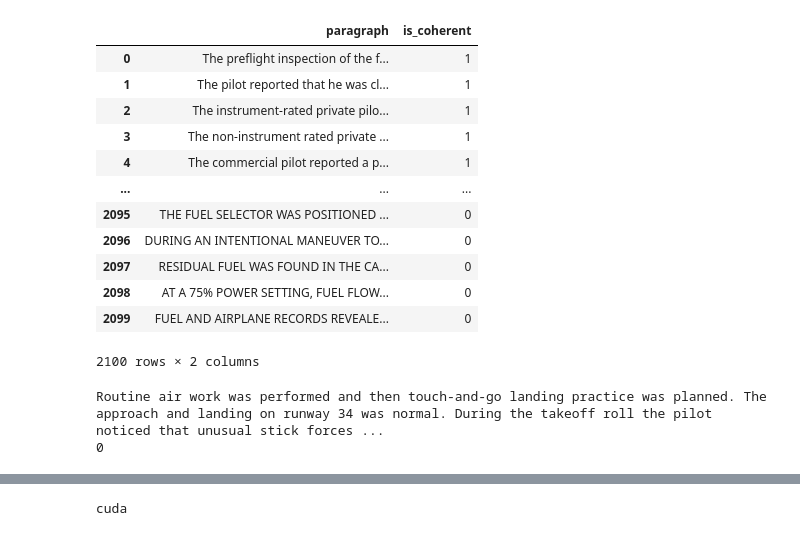
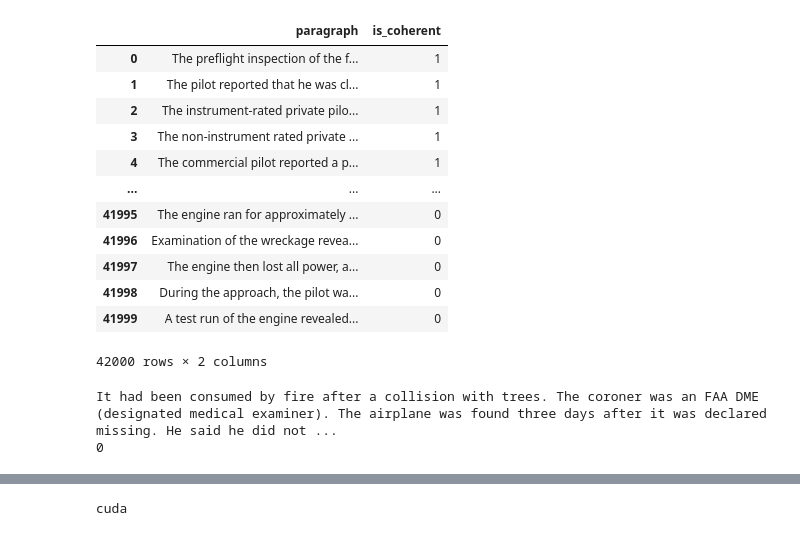
Before and after one commit to RaefM/eecs487, a Jupyter notebook: trainCoherenceModel.ipynb, the cells around one changed output, grey strips where cells are left out. Saved outputs shown, nothing was run; the diff lists cells and outputs as text; code cells hidden in the pictures.

```diff
--- a/trainCoherenceModel.ipynb
+++ b/trainCoherenceModel.ipynb
@@ -13,20 +10,20 @@ The autoreload extension is already loaded. To reload it, use:
 # %%
-paragraph_df = pd.read_csv('aviationPerms.csv')
+paragraph_df = pd.read_csv('moreAviationPerms.csv')
 paragraph_df
 # %% [output]
 |  | paragraph | is_coherent |
 | 0 | The preflight inspection of the f... | 1 |
 | 1 | The pilot reported that he was cl... | 1 |
 | 2 | The instrument-rated private pilo... | 1 |
 | 3 | The non-instrument rated private ... | 1 |
 | 4 | The commercial pilot reported a p... | 1 |
 | ... | ... | ... |
-| 2095 | THE FUEL SELECTOR WAS POSITIONED ... | 0 |
-| 2096 | DURING AN INTENTIONAL MANEUVER TO... | 0 |
-| 2097 | RESIDUAL FUEL WAS FOUND IN THE CA... | 0 |
-| 2098 | AT A 75% POWER SETTING, FUEL FLOW... | 0 |
-| 2099 | FUEL AND AIRPLANE RECORDS REVEALE... | 0 |
+| 41995 | The engine ran for approximately ... | 0 |
+| 41996 | Examination of the wreckage revea... | 0 |
+| 41997 | The engine then lost all power, a... | 0 |
+| 41998 | During the approach, the pilot wa... | 0 |
+| 41999 | A test run of the engine revealed... | 0 |
-2100 rows × 2 columns
+42000 rows × 2 columns
 # %%
 X_train, X_test, y_train, y_test = train_test_split(
     paragraph_df.paragraph.values,
@@ -45,7 +42,7 @@ X_train, X_val, y_train, y_val = train_test_split(
 print(X_train[0])
 print(y_train[0])
 # %% [output]
-Routine air work was performed and then touch-and-go landing practice was planned. The approach and landing on runway 34 was normal. During the takeoff roll the pilot noticed that unusual stick forces ...
+It had been consumed by fire after a collision with trees. The coroner was an FAA DME (designated medical examiner). The airplane was found three days after it was declared missing. He said he did not ...
 0
 # %%
 import gensim.downloader
```
Also changed, not shown: parts of 9 cells of this notebook, 2 other files.
